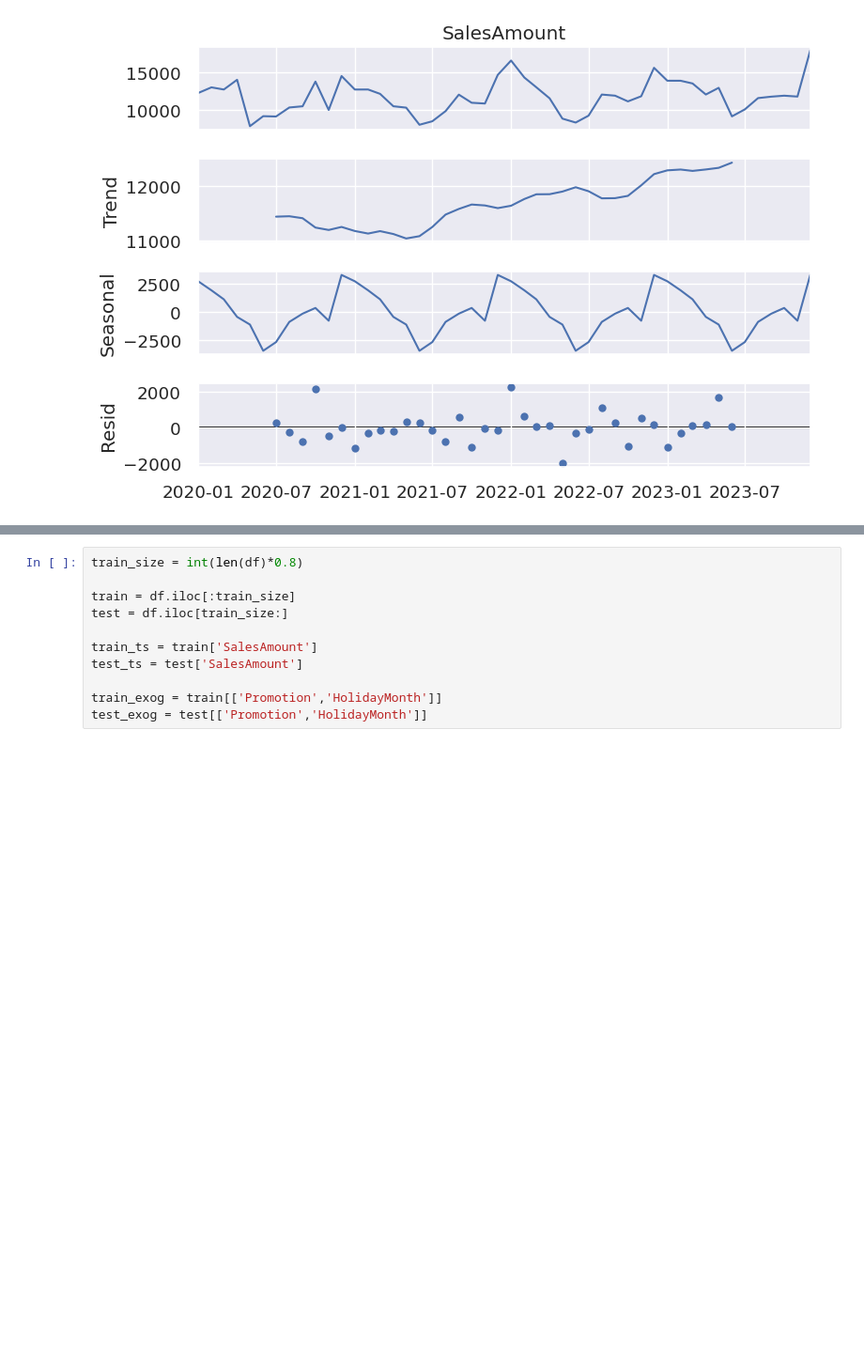
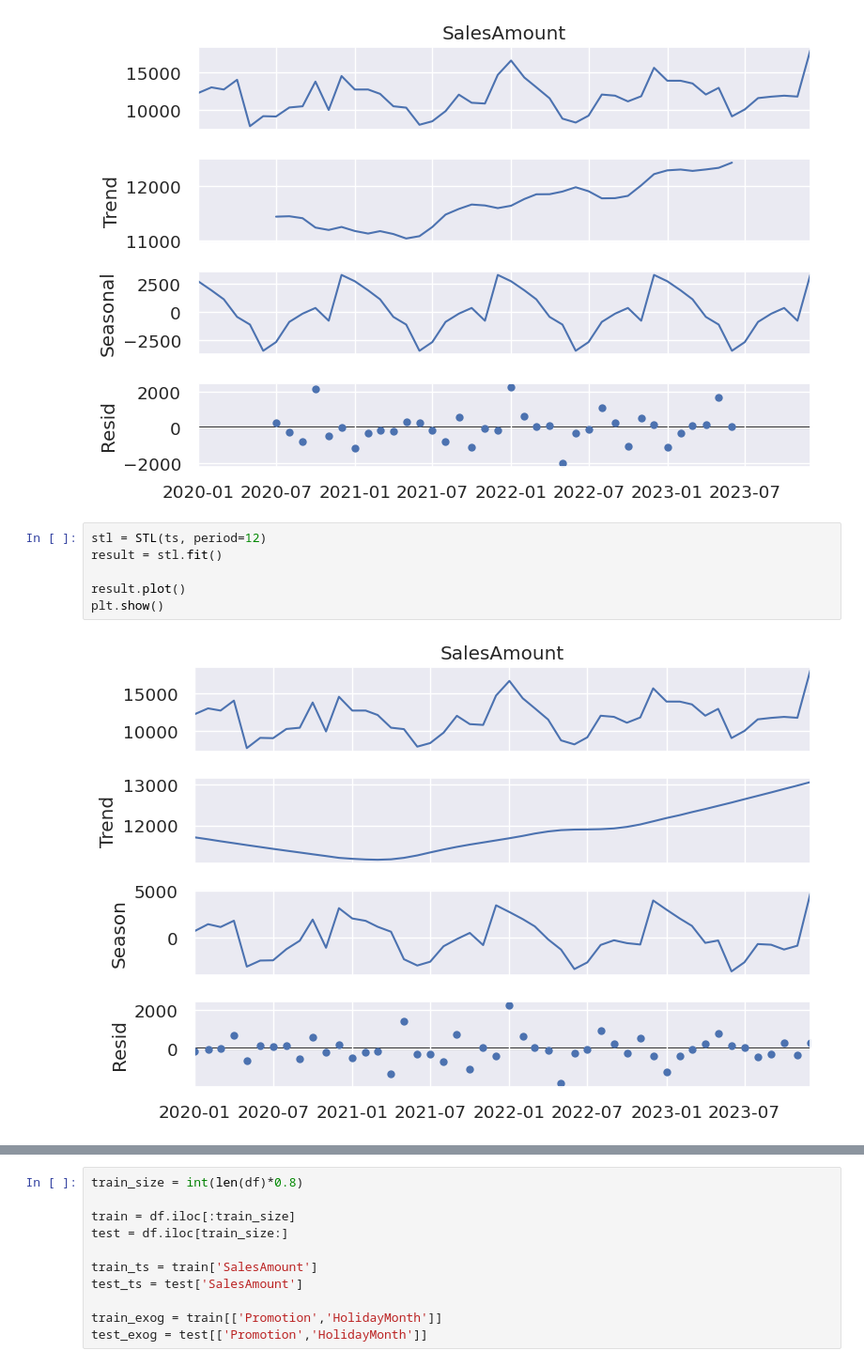
Before and after one commit to AnastasiyaBarabash/data_science_and_ml, a Jupyter notebook: EDA_example_2/lab1.ipynb, the cells around one changed output, grey strips where cells are left out. Shown at 94% size. Saved outputs shown, nothing was run; the diff lists cells and outputs as text; blank space fills up the shorter version.

```diff
--- a/EDA_example_2/lab1.ipynb
+++ b/EDA_example_2/lab1.ipynb
@@ -98,5 +98,13 @@ decomposition.plot()
 plt.show()
 # %% [output]
 [figure]
+# %%
+stl = STL(ts, period=12)
+result = stl.fit()
+
+result.plot()
+plt.show()
+# %% [output]
+[figure, added]
 # %% [markdown]
 Декомпозиция временного ряда позволила выделить трендовую, сезонную и случайную компоненты. Наличие выраженной сезонности подтверждает результаты предварительного анализа. Полученные компоненты показывают, что временной ряд обладает структурой, которую необходимо учитывать при построении прогностических моделей.
```
Also changed, not shown: parts of 7 cells of this notebook.
